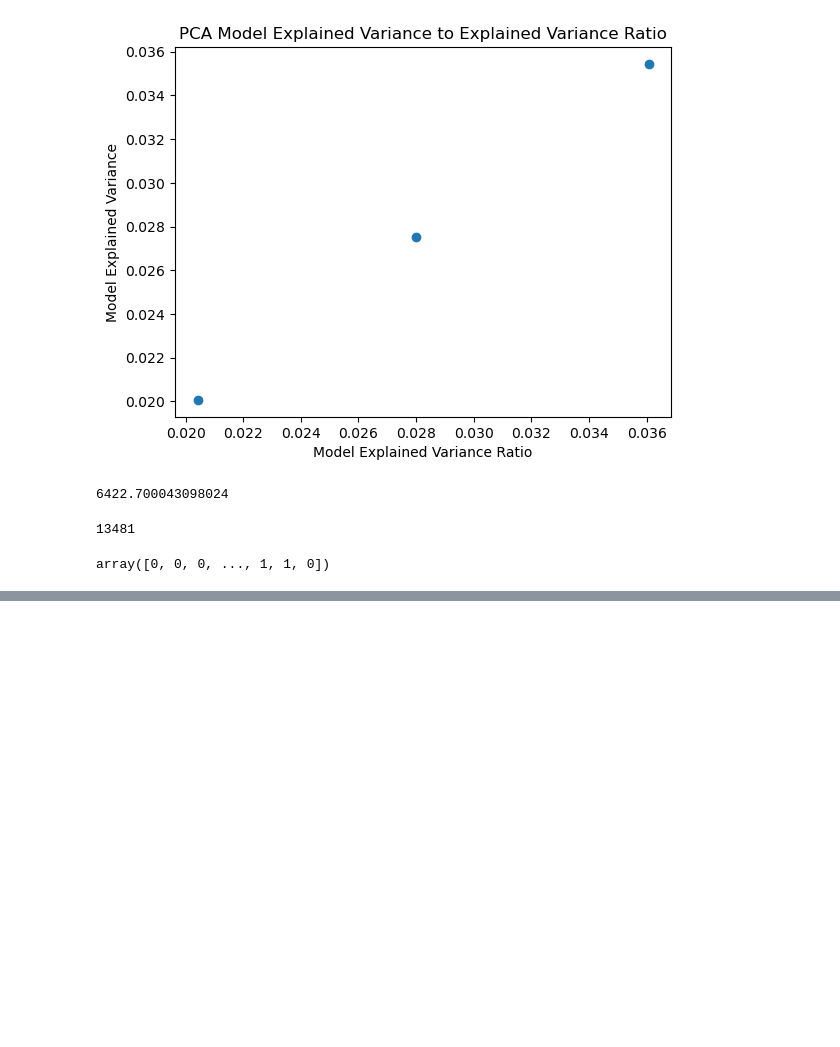
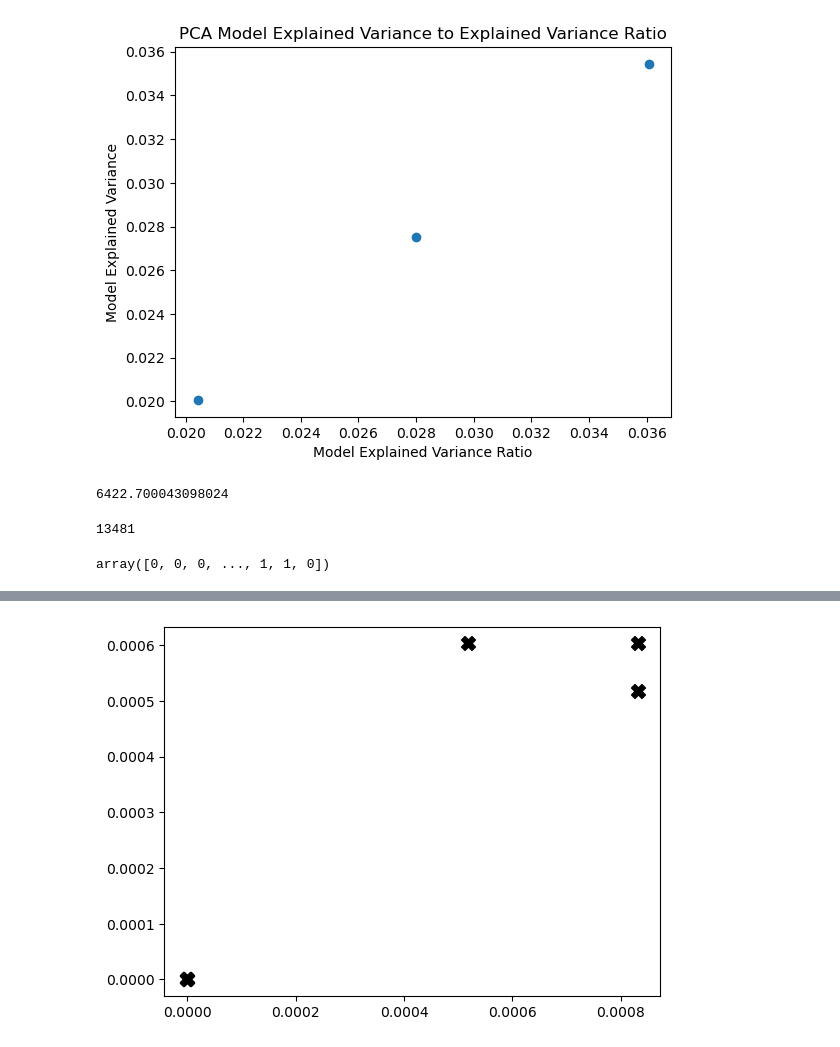
Before and after one commit to matthewjchin/krafttweetsanalysis, a Jupyter notebook: final_project.ipynb, the cells around one changed output, grey strips where cells are left out. Cells and saved outputs as stored; diff of their text form; code cells hidden in the pictures; blank space fills up the shorter version.

```diff
--- a/final_project.ipynb
+++ b/final_project.ipynb
@@ -503,0 +525,11 @@ array([0, 0, 0, ..., 1, 1, 0])
+# %%
+# Plots of the cluster centers
+plt.scatter(kmeans.cluster_centers_[:, 0], kmeans.cluster_centers_[:, 1],
+            s=100, c='black', marker='X')
+plt.scatter(kmeans.cluster_centers_[:, 1], kmeans.cluster_centers_[:, 2],
+            s=100, c='black', marker='X')
+plt.scatter(kmeans.cluster_centers_[:, 0], kmeans.cluster_centers_[:, 2],
+            s=100, c='black', marker='X')
+plt.show()
+# %% [output]
+[figure, added]
```
Also changed, not shown: parts of 5 cells of this notebook.
